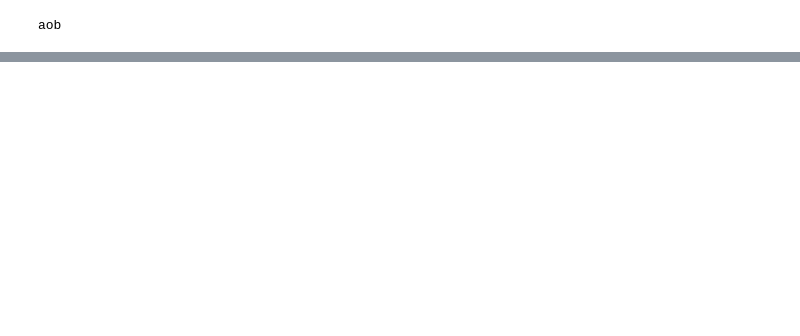
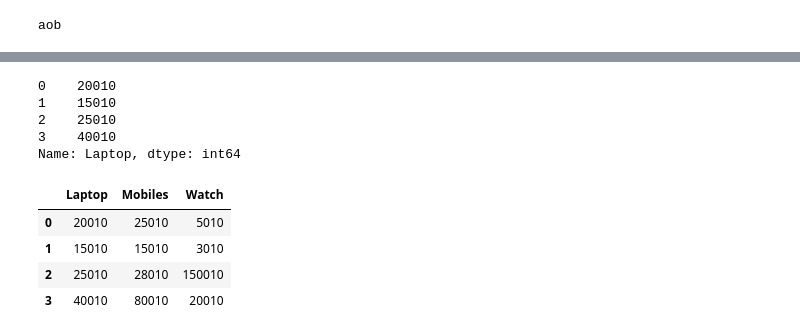
Before and after one commit to Mee-SUJAL/Pandas-Practice-, a Jupyter notebook: Employee_insights.ipynb, the cells around one changed output, grey strips where cells are left out. Cells and saved outputs as stored; diff of their text form; code cells hidden in the pictures; blank space fills up the shorter version.

```diff
--- a/Employee_insights.ipynb
+++ b/Employee_insights.ipynb
@@ -2068,0 +2086,16 @@ aob
+# %%
+df["Laptop"]+10
+# %% [output]
+0    20010
+1    15010
+2    25010
+3    40010
+Name: Laptop, dtype: int64
+# %%
+df+10
+# %% [output]
+|  | Laptop | Mobiles | Watch |
+| 0 | 20010 | 25010 | 5010 |
+| 1 | 15010 | 15010 | 3010 |
+| 2 | 25010 | 28010 | 150010 |
+| 3 | 40010 | 80010 | 20010 |
```
Also changed, not shown: parts of 25 cells of this notebook.
